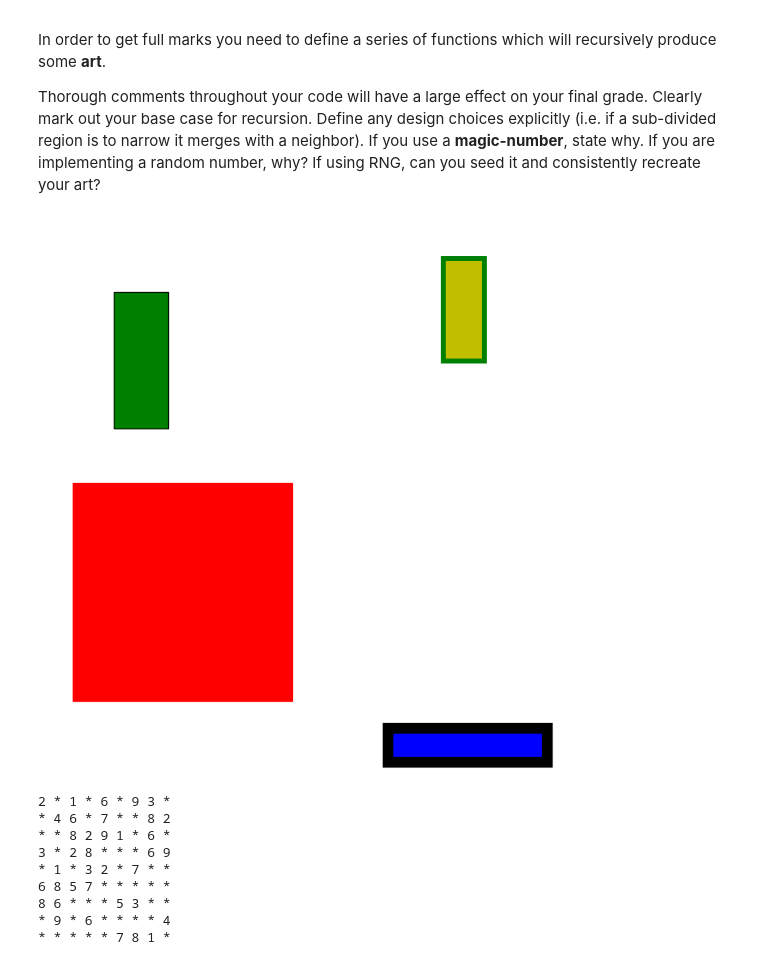
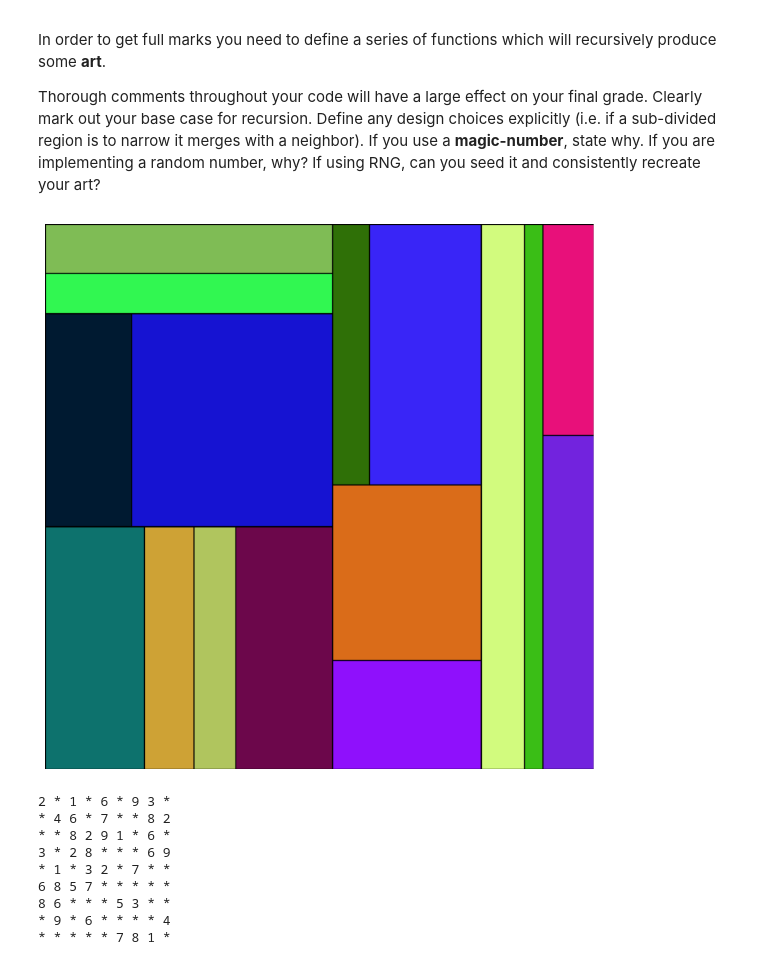
Before and after one commit to williamrl/cmpsc132, a Jupyter notebook: classwork/homework/Mazes_and_Art.ipynb, the cells around one changed output. Cells and saved outputs as stored; diff of their text form; code cells hidden in the pictures.

```diff
--- a/classwork/homework/Mazes_and_Art.ipynb
+++ b/classwork/homework/Mazes_and_Art.ipynb
@@ -168,31 +194,76 @@ In order to get full marks you need to define a series of functions which will r
 
 Thorough comments throughout your code will have a large effect on your final grade. Clearly mark out your base case for recursion. Define any design choices explicitly (i.e. if a sub-divided region is to narrow it merges with a neighbor). If you use a **magic-number**, state why. If you are implementing a random number, why? If using RNG, can you seed it and consistently recreate your art?
 # %%
+# import random
+# import numpy as np
+# import matplotlib.pyplot as plt
+# from matplotlib.patches import Rectangle
+
+# from IPython.display import display, clear_output
+# plt.rcParams["figure.figsize"] = (10,10)
+# fig = plt.figure()
+# domain = (1000,800)
+# plt.xlim(0,domain[0])
+# plt.ylim(0,domain[1])
+# plt.axis('off')
+# ax = fig.gca()
+
+# rects = [Rectangle((50, 100), 400, 320, linewidth=1, edgecolor='r', facecolor='r'),
+#          Rectangle((125, 500), 100, 200, linewidth=1, edgecolor='k', facecolor='g'),
+#          Rectangle((625, 10), 290, 50, linewidth=11, edgecolor='k', facecolor='b'),
+#          Rectangle((725, 600), 75, 150, linewidth=5, edgecolor='g', facecolor='y')]
+# [ax.add_patch(rect) for rect in rects]
+
+# plt.show()
+
 import random
 import numpy as np
 import matplotlib.pyplot as plt
 from matplotlib.patches import Rectangle
 
-from IPython.display import display, clear_output
-plt.rcParams["figure.figsize"] = (10,10)
+plt.rcParams["figure.figsize"] = (10, 10)
 fig = plt.figure()
-domain = (1000,800)
-plt.xlim(0,domain[0])
-plt.ylim(0,domain[1])
+domain = (0, 0, 1000, 800)
+plt.xlim(0, domain[2])
+plt.ylim(0, domain[3])
 plt.axis('off')
 ax = fig.gca()
 
-rects = [Rectangle((50, 100), 400, 320, linewidth=1, edgecolor='r', facecolor='r'),
-         Rectangle((125, 500), 100, 200, linewidth=1, edgecolor='k', facecolor='g'),
-         Rectangle((625, 10), 290, 50, linewidth=11, edgecolor='k', facecolor='b'),
-         Rectangle((725, 600), 75, 150, linewidth=5, edgecolor='g', facecolor='y')]
-[ax.add_patch(rect) for rect in rects]
+def generate_art(ax, domain, depth):
+    x, y, width, height = domain
 
+    # Base case to stop dividing
+    if depth <= 0 or width < 10 or height < 10:
+        return
+
+    # Random color for the rect
+    facecolor = np.random.rand(3)  # Random RGB color
+
+    # Add the current rect to plot
+    rect = Rectangle((x, y), width, height, linewidth=1, edgecolor='k', facecolor=facecolor)
+    ax.add_patch(rect)
+
+    # Randomly choose whether to divide horizontally or vertically
+    if random.random() < 0.5:
+        # Divide horizontally
+        split = random.randint(int(0.25 * height), int(0.75 * height))
+        generate_art(ax, (x, y, width, split), depth - 1)
+        generate_art(ax, (x, y + split, width, height - split), depth - 1)
+    else:
+        # Divide vertically
+        split = random.randint(int(0.25 * width), int(0.75 * width))
+        generate_art(ax, (x, y, split, height), depth - 1)
+        generate_art(ax, (x + split, y, width - split, height), depth - 1)
+
+# call to generate_art to create the art with a depth of 5
+generate_art(ax, domain, depth=5)
+
+# display the art
 plt.show()
 
 # plt.savefig('GoodArt.png')
 # %% [output]
-[figure, old version]
+[figure, new version]
 # %%
 puz = [ [2,0,1,0,6,0,9,3,0],
 [0,4,6,0,7,0,0,8,2],
```
Also changed, not shown: parts of 3 cells of this notebook.
